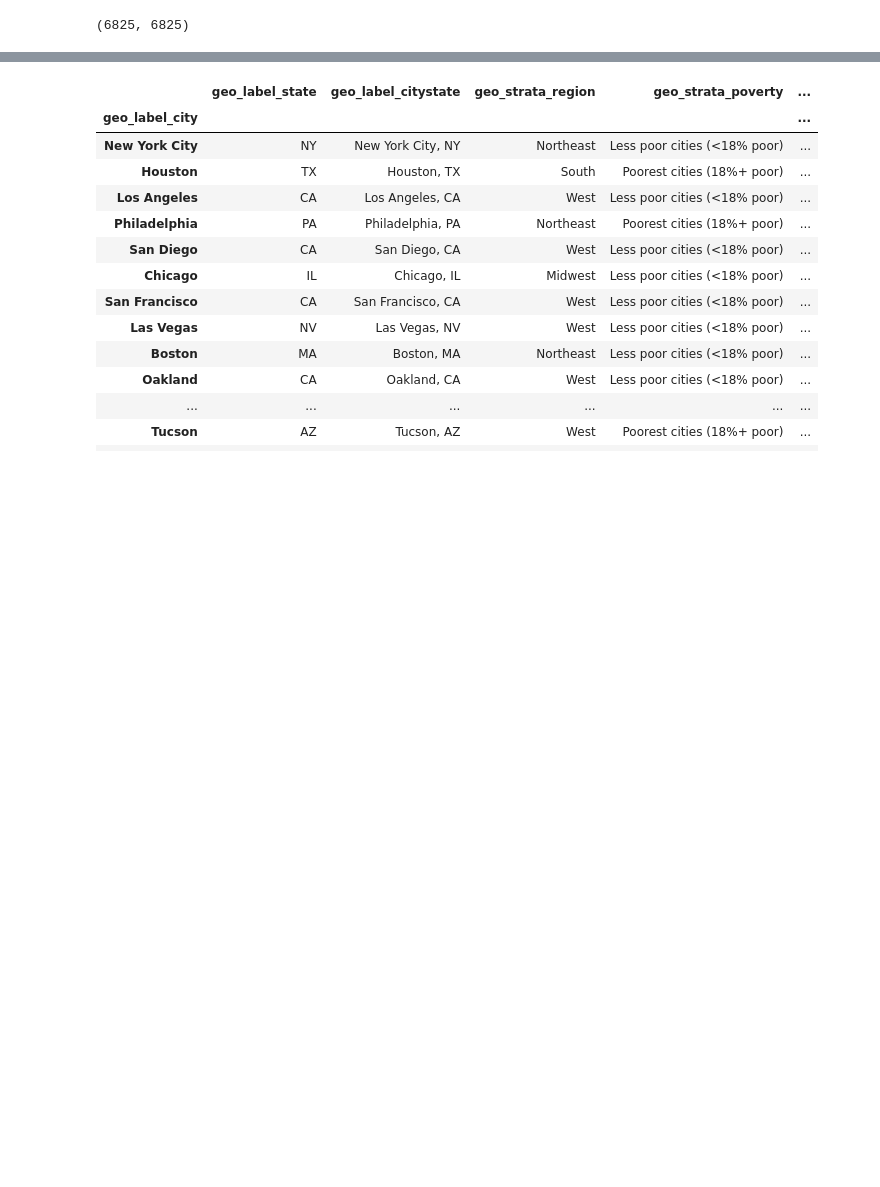
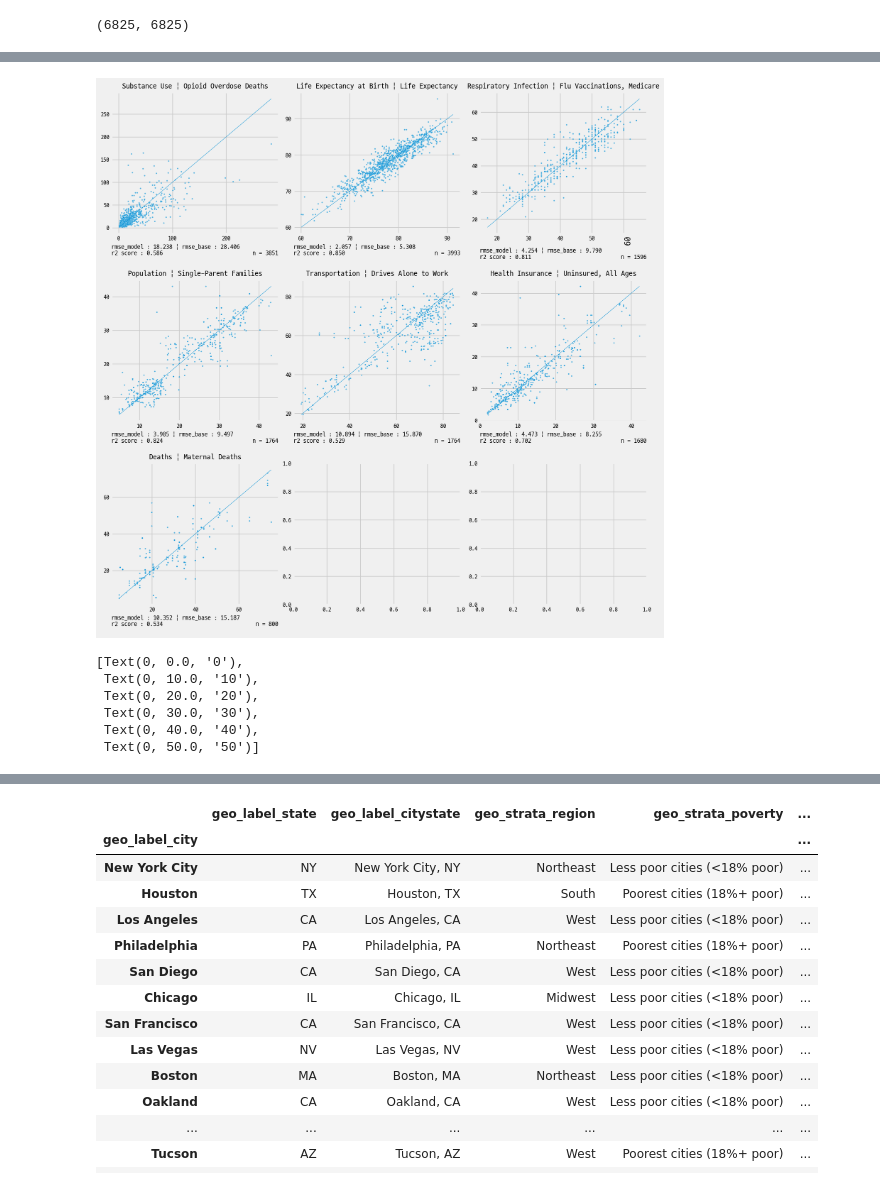
Before and after one commit to WASSUP-AIModel-3rd-Project1/Project-1, a Jupyter notebook: 240620_how_to_fill_missing.ipynb, the cells around one changed output, grey strips where cells are left out. Cells and saved outputs as stored; diff of their text form; code cells hidden in the pictures; blank space fills up the shorter version.

```diff
--- a/240620_how_to_fill_missing.ipynb
+++ b/240620_how_to_fill_missing.ipynb
@@ -810,0 +982,9 @@ test_nonan
+# %%
+dict_train_test = {
+    col: train_test_split(*dict_df[col],
+                         test_size = 0.2,
+                         random_state=801) #check how to using stratify option
+    for col in test_cols}
+
+model = KNeighborsRegressor(n_neighbors=7,weights='distance',metric=vec_metric_cy_weighted,algorithm='auto')
+dict_knn, dict_pred = dict(), dict()
@@ -810,0 +1013,10 @@ test_nonan
+# %%
+dict_score = dict()
+
+for col in test_cols[::2]:
+    train_X, test_X, train_y, test_y = dict_train_test[col]
+    rmse_model = np.sqrt(mean_squared_error(dict_pred[col],test_y))
+    rmse_base = np.sqrt(mean_squared_error([train_y.mean()]*len(test_y),test_y))
+    r2_model = r2_score(test_y,dict_pred[col])
+    dict_score[col] = rmse_model, rmse_base, r2_model
+    print('{} / rmse_model : {:.5f} / rmse_base : {:.5f} / r2 score : {:.5f}'.format(col,*dict_score[col]))
@@ -810,0 +1031,47 @@ test_nonan
+# %%
+# x = data.iloc[n].index, y = data.iloc[n].values
+
+data_plot ={
+    col : (dict_train_test[col][3], dict_pred[col])
+    for col in test_cols[::2]
+}
+data_line = {
+    col : (dict_train_test[col][3],dict_train_test[col][3])
+    for col in test_cols[::2]
+}
+
+fig,axes = plt.subplots(3,3,figsize=(12,12))
+fig,axes = pair_plot_feat_hue(fig=fig,axes=axes,data=data_line,
+#fig,axes = pair_plot_feat_hue(fig=None,axes=None,data=data_line,
+                              pair_plot=sns.lineplot,lw=0.5)
+#fig.set_size_inches(12,8, forward=True)
+#왠지 모르게 저걸 설정하면 망가짐
+fig,axes = pair_plot_feat_hue(fig=fig,axes=axes,data=data_plot,
+                              pair_plot=sns.scatterplot,s=5,alpha=0.65)
+
+for n,key in enumerate(data_plot.keys()):
+    ax = axes.flatten()[n]
+    ax.set_ylabel('')
+    ax.set_title(key,fontsize=12)
+    ax.set_xlabel('rmse_model : {:.3f} | rmse_base : {:.3f}\nr2 score : {:.3f} {:>35}\n'.format(*dict_score[key],
+        f'n = {len(dict_train_test[key][0])}'), fontsize=10, ha ='left')
+
+for ax in axes.flatten():
+    plt.setp(ax.get_yticklabels(),rotation = 0, fontsize = 9)
+    plt.setp(ax.get_xticklabels(),ha ='center',rotation = 0, fontsize = 9)
+#    print(ax.get_yticklabels())
+#    print('-'*30)
+
+#print(axes.flatten()[2].get_yticklabels())
+# %% [output]
+[figure, added]
+# %%
+ax = axes.flatten()[2]
+ax.get_yticklabels()
+# %% [output]
+[Text(0, 0.0, '0'),
+ Text(0, 10.0, '10'),
+ Text(0, 20.0, '20'),
+ Text(0, 30.0, '30'),
+ Text(0, 40.0, '40'),
+ Text(0, 50.0, '50')]
```
Also changed, not shown: parts of 39 cells of this notebook.
